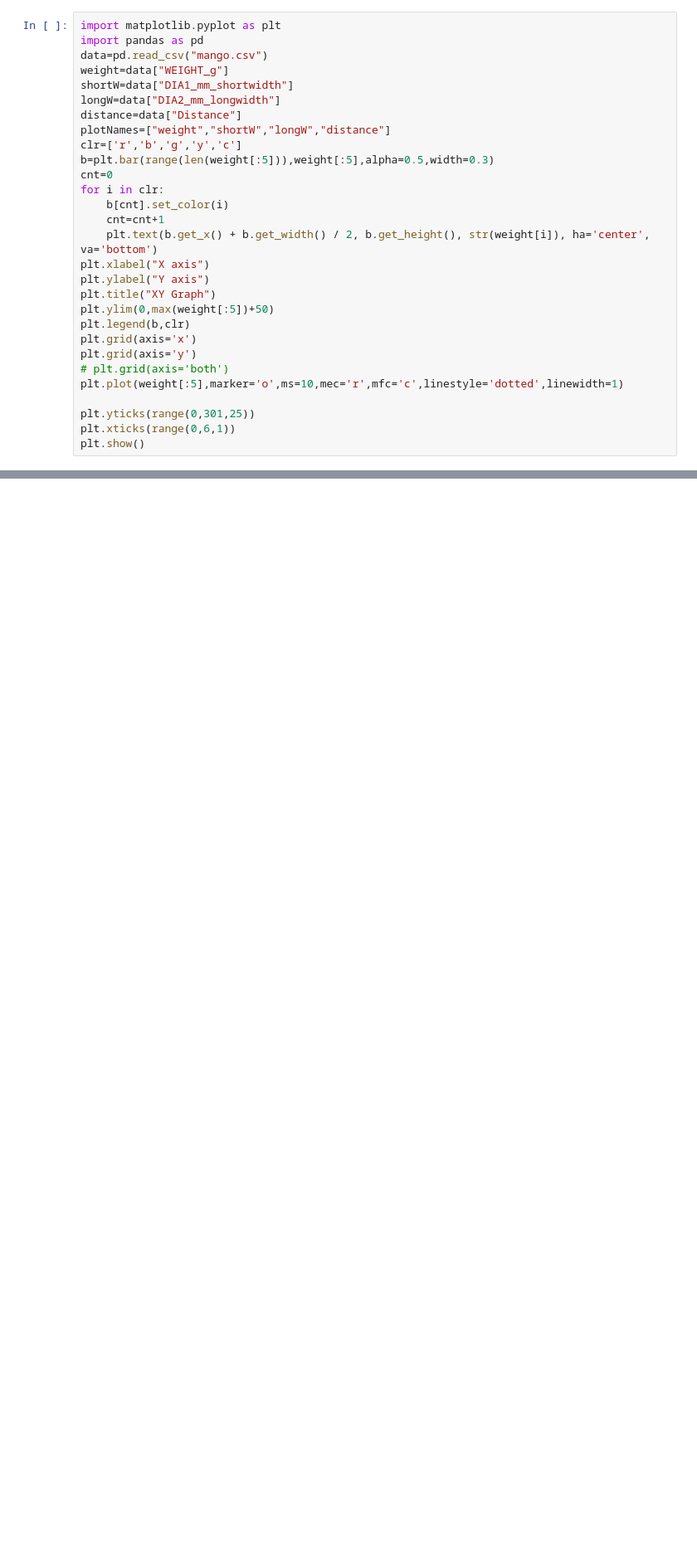
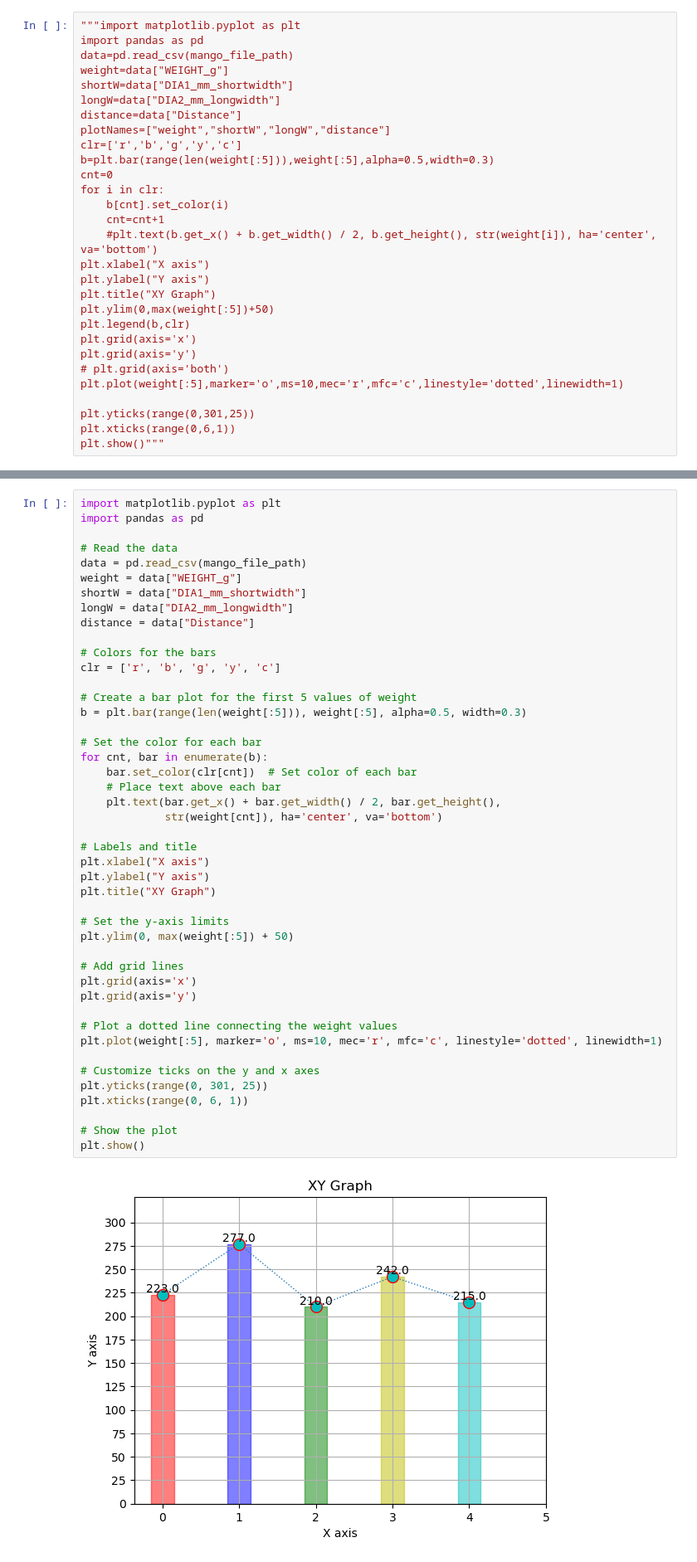
Before and after one commit to BDheerajChandan/CollegeProjects, a Jupyter notebook: Mango Project/Matplotlib.ipynb, the cells around one changed output, grey strips where cells are left out. Shown at 83% size. Cells and saved outputs as stored; diff of their text form; blank space fills up the shorter version.

Commit message:
Updated Matplotlib.ipynb code

```diff
--- a/Mango Project/Matplotlib.ipynb
+++ b/Mango Project/Matplotlib.ipynb
@@ -66,9 +68,9 @@ plt.show()
 # %% [markdown]
 # bar plot - plt.bar()
 # %%
-import matplotlib.pyplot as plt
+"""import matplotlib.pyplot as plt
 import pandas as pd
-data=pd.read_csv("mango.csv")
+data=pd.read_csv(mango_file_path)
 weight=data["WEIGHT_g"]
 shortW=data["DIA1_mm_shortwidth"]
 longW=data["DIA2_mm_longwidth"]
@@ -80,7 +82,7 @@ cnt=0
 for i in clr:
     b[cnt].set_color(i)
     cnt=cnt+1
-    plt.text(b.get_x() + b.get_width() / 2, b.get_height(), str(weight[i]), ha='center', va='bottom')
+    #plt.text(b.get_x() + b.get_width() / 2, b.get_height(), str(weight[i]), ha='center', va='bottom')
 plt.xlabel("X axis")
 plt.ylabel("Y axis")
 plt.title("XY Graph")
@@ -93,5 +95,5 @@ plt.plot(weight[:5],marker='o',ms=10,mec='r',mfc='c',linestyle='dotted',linewidt
 
 plt.yticks(range(0,301,25))
 plt.xticks(range(0,6,1))
-plt.show()
+plt.show()"""
 # %% [output]
@@ -100,3 +101,50 @@ AttributeError: 'BarContainer' object has no attribute 'get_x'
+# %%
+import matplotlib.pyplot as plt
+import pandas as pd
+
+# Read the data
+data = pd.read_csv(mango_file_path)
+weight = data["WEIGHT_g"]
+shortW = data["DIA1_mm_shortwidth"]
+longW = data["DIA2_mm_longwidth"]
+distance = data["Distance"]
+
+# Colors for the bars
+clr = ['r', 'b', 'g', 'y', 'c']
+
+# Create a bar plot for the first 5 values of weight
+b = plt.bar(range(len(weight[:5])), weight[:5], alpha=0.5, width=0.3)
+
+# Set the color for each bar
+for cnt, bar in enumerate(b):
+    bar.set_color(clr[cnt])  # Set color of each bar
+    # Place text above each bar
+    plt.text(bar.get_x() + bar.get_width() / 2, bar.get_height(),
+             str(weight[cnt]), ha='center', va='bottom')
+
+# Labels and title
+plt.xlabel("X axis")
+plt.ylabel("Y axis")
+plt.title("XY Graph")
+
+# Set the y-axis limits
+plt.ylim(0, max(weight[:5]) + 50)
+
+# Add grid lines
+plt.grid(axis='x')
+plt.grid(axis='y')
+
+# Plot a dotted line connecting the weight values
+plt.plot(weight[:5], marker='o', ms=10, mec='r', mfc='c', linestyle='dotted', linewidth=1)
+
+# Customize ticks on the y and x axes
+plt.yticks(range(0, 301, 25))
+plt.xticks(range(0, 6, 1))
+
+# Show the plot
+plt.show()
+# %% [output]
+[figure, added]
 # %%
 import matplotlib.pyplot as plt
 import pandas as pd
```
Also changed, not shown: parts of 9 cells of this notebook.
